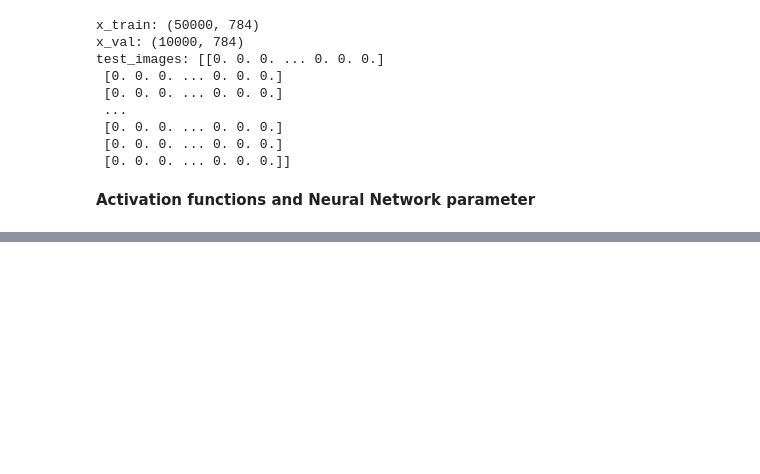
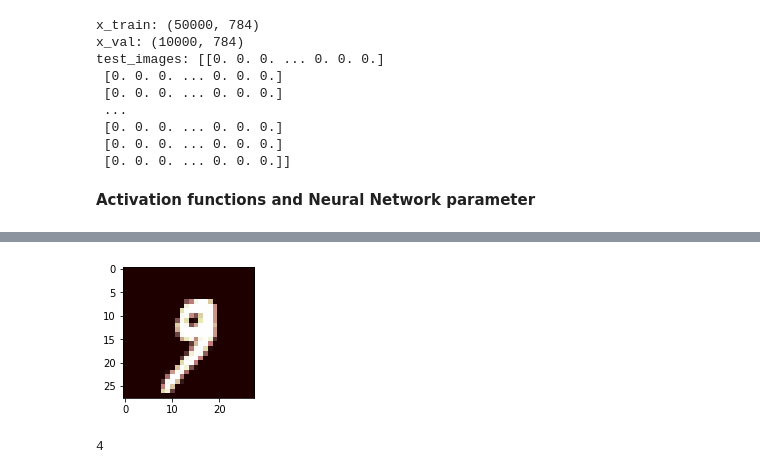
Before and after one commit to ola-sumbo/Hamoye-and-ML-with-Ude, a Jupyter notebook: Keras_and_Tensorflow_with_Python.ipynb, the cells around one changed output, grey strips where cells are left out. Drawn from its saved outputs; the diff is of its cells as text; code cells hidden in the pictures; blank space fills up the shorter version.

```diff
--- a/Keras_and_Tensorflow_with_Python.ipynb
+++ b/Keras_and_Tensorflow_with_Python.ipynb
@@ -151,0 +233,16 @@ with tf.Session() as session:
+# %%
+# to verify the image will turn out to be as predicted ie 9
+# recall input data sent to the network was flattened for the purpose of learning to a vector with length 784.
+# To view this prediction,  we need to convert it back to the size of 28 by 28 pixels.
+plt.figure(figsize=(8,5))
+plt.subplot(1, 3, 1)
+plt.imshow(test_images[1000].reshape(28, 28), cmap='pink') # Import the image
+plt.show()
+# %% [output]
+[figure, added]
+# %%
+# another case of prediction by choosing test_images[6700]
+predictions = model.predict([test_images]) #make predictions
+print(np.argmax(predictions[6700])) # print out the number
+# %% [output]
+4
```
Also changed, not shown: parts of 11 cells of this notebook.
